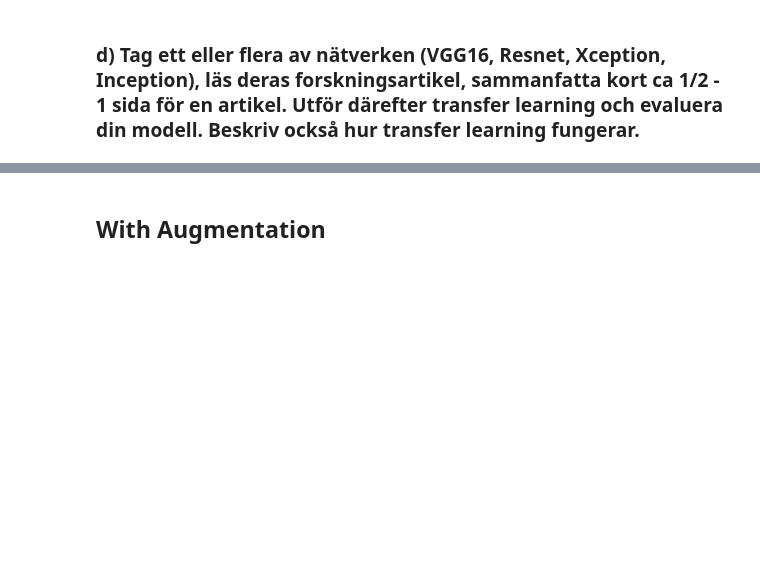
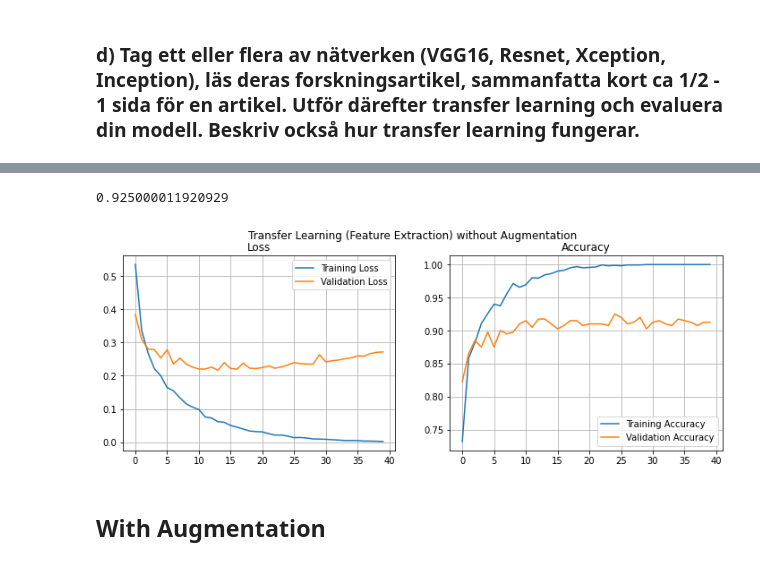
Before and after one commit to Anna-MariaSjolund/Deep-Learning-Anna-MariaSjolund, a Jupyter notebook: lab-dogs-vs-cats.ipynb, the cells around one changed output, grey strips where cells are left out. Drawn from its saved outputs; the diff is of its cells as text; code cells hidden in the pictures; blank space fills up the shorter version.

```diff
--- a/lab-dogs-vs-cats.ipynb
+++ b/lab-dogs-vs-cats.ipynb
@@ -909,0 +913,3 @@ final_model_no_aug.save("DogsVsCatsPredictorNoAug.h5")
+# %%
+base_model = VGG16(weights="imagenet", include_top=False, input_shape=(200, 200, 3))
+base_model.summary()
@@ -909,0 +934,3 @@ final_model_no_aug.save("DogsVsCatsPredictorNoAug.h5")
+# %%
+train_features = base_model.predict(scaled_X_train_small_200, batch_size=32)
+val_features = base_model.predict(scaled_X_val_small_200, batch_size=32)
@@ -909,0 +941,17 @@ final_model_no_aug.save("DogsVsCatsPredictorNoAug.h5")
+# %%
+model = Sequential()
+model.add(Flatten())
+model.add(Dense(512, activation='relu', kernel_initializer="he_normal"))#, input_dim=6 * 6 * 512))
+model.add(Dropout(0.5))
+model.add(Dense(1, activation='sigmoid'))
+model.compile(optimizer=RMSprop(learning_rate=0.00002),
+              loss='binary_crossentropy',
+              metrics=['acc'])
+
+early_stopper = EarlyStopping(monitor = "val_acc", mode = "max", patience = 15, restore_best_weights = True)
+
+model.fit(train_features, y_train_small,
+          epochs=100,
+          callbacks=[early_stopper],
+          batch_size=20,
+          validation_data=(val_features, y_val_small))
@@ -910,3 +977,11 @@ final_model_no_aug.save("DogsVsCatsPredictorNoAug.h5")
+# %%
+max(model.history.history["val_acc"])
+# %% [output]
+0.925000011920929
+# %%
+plot_metrics(model, "Transfer Learning (Feature Extraction) without Augmentation")
+# %% [output]
+[figure, added]
 # %% [markdown]
 ## With Augmentation
 # %% [markdown]
```
Also changed, not shown: parts of 20 cells of this notebook.
